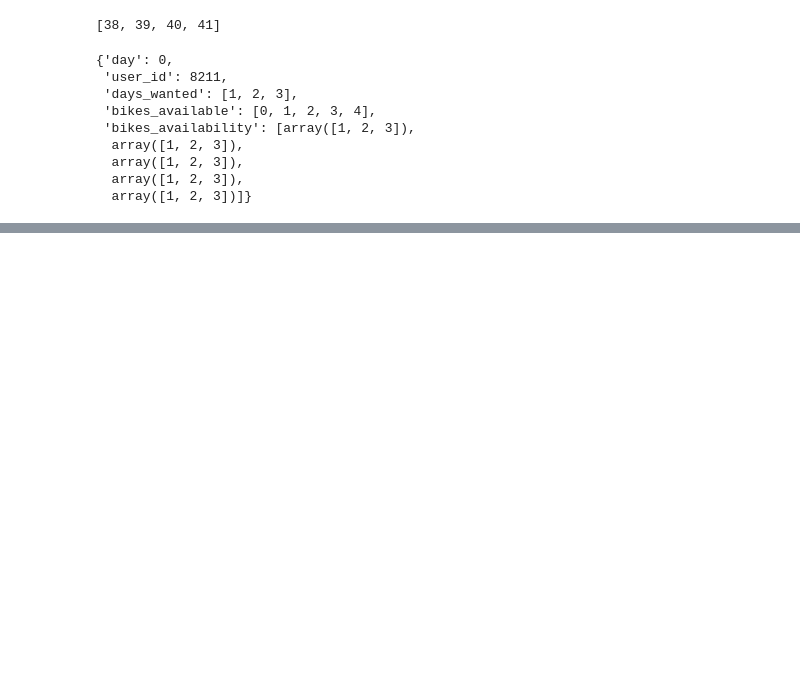
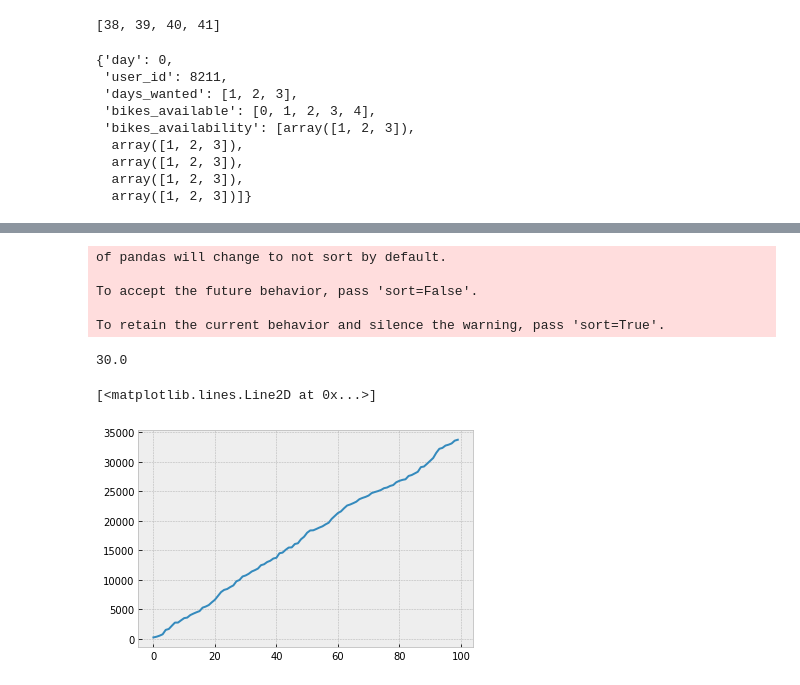
Before and after one commit to Bnoyt/ia316-renting, a Jupyter notebook: environnement.ipynb, the cells around one changed output, grey strips where cells are left out. Saved outputs shown, nothing was run; the diff lists cells and outputs as text; code cells hidden in the pictures; blank space fills up the shorter version.

```diff
--- a/environnement.ipynb
+++ b/environnement.ipynb
@@ -535,3 +535,40 @@ Text(0.5, 1.0, 'Regret for various values of the random price p')
+# %%
+params = {
+    'experiment_length':365,
+    "n_users":100,
+    "n_clusters":5,
+    'dim':10,
+    "n_bikes_per_user":2,
+    "users_per_day":10
+}
+seed = 2
+env = Environnement(params,seed)
+
+env.init()
+
+policy = Policy({"list_length":5,"price":100},3)
+for i in tqdm(range(n_steps)):
+    context = env.get_context()
+    b,d,p = policy.get_action(context)
+    result = env.act(b,d,p)
+
+df = env.get_history()
+
+print(df.reward.mean())
+
+
+regret = df.best_reward.cumsum() - df.reward.cumsum()
+
+plt.plot(regret.values,label="random p = 2000")
+# %% [output]
+of pandas will change to not sort by default.
+
+To accept the future behavior, pass 'sort=False'.
+
+To retain the current behavior and silence the warning, pass 'sort=True'.
+30.0
+[<matplotlib.lines.Line2D at 0x...>]
+[figure, added]
 # %%
 df
 # %% [output]
```
Also changed, not shown: parts of 2 cells of this notebook.
